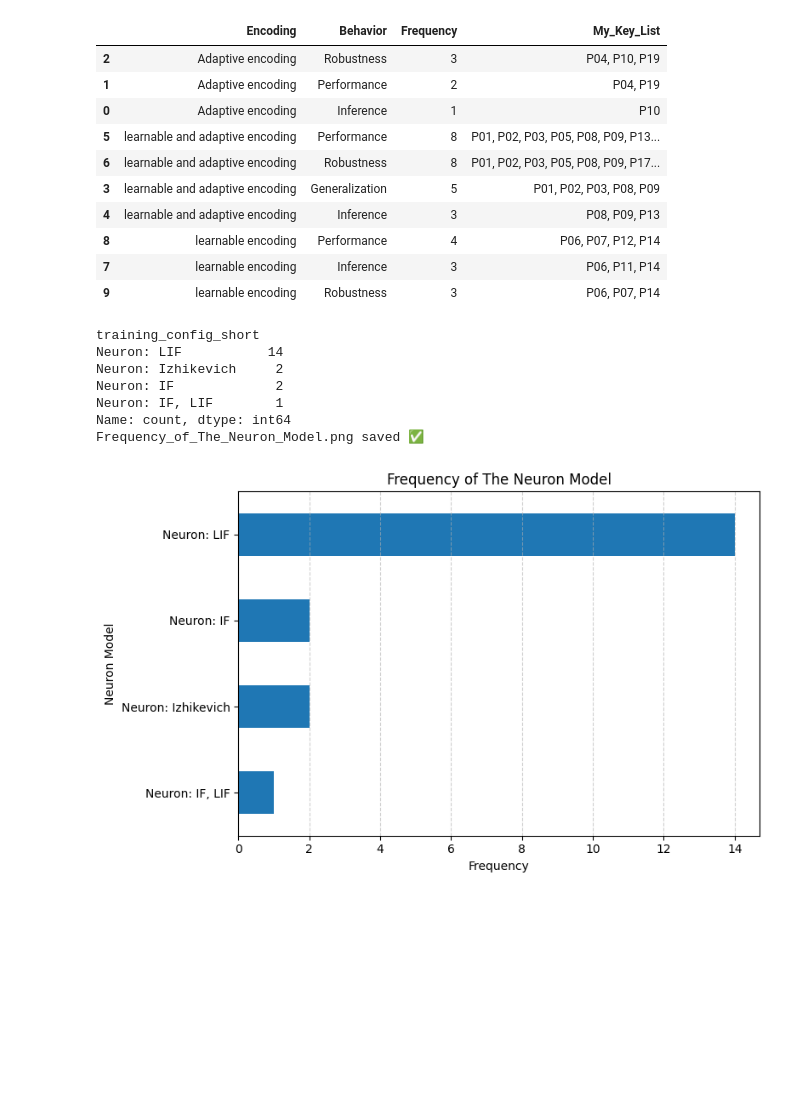
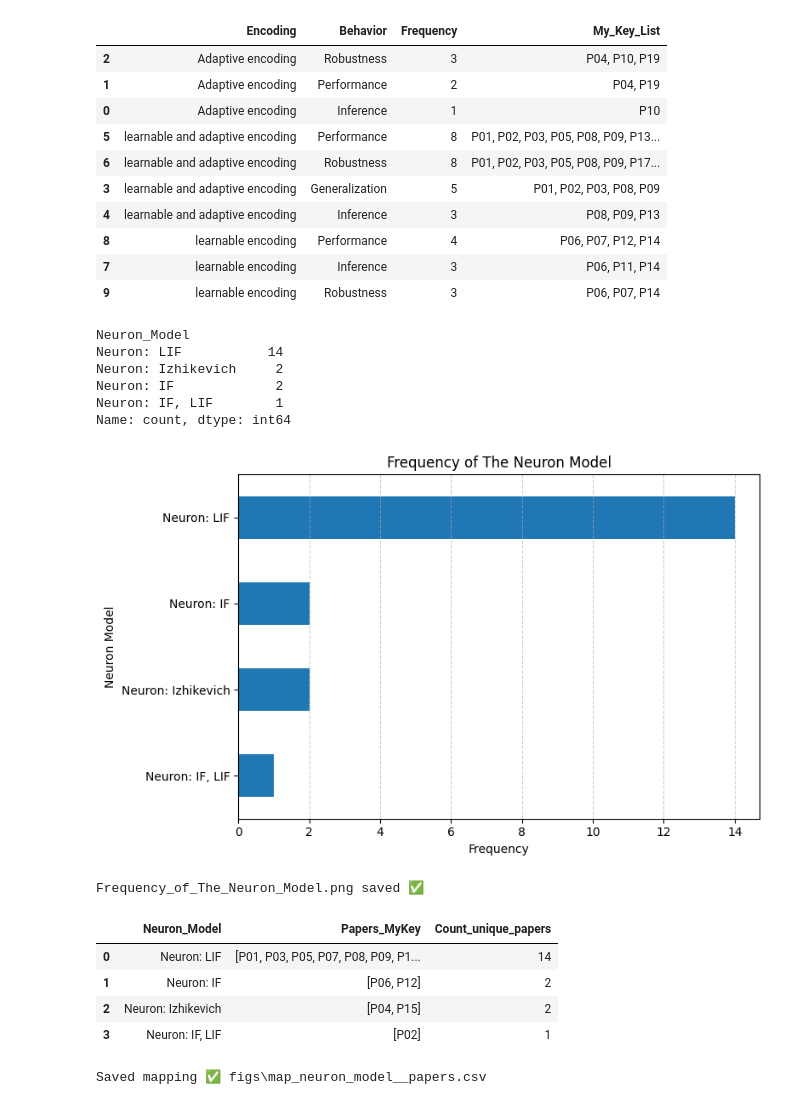
Before and after one commit to ZohoorAlmalkiUQU/SLR_Analysis_of_Results, a Jupyter notebook: SLR_DataExtraction.ipynb, the cells around one changed output. Cells and saved outputs as stored; diff of their text form; code cells hidden in the pictures; blank space fills up the shorter version.

```diff
--- a/SLR_DataExtraction.ipynb
+++ b/SLR_DataExtraction.ipynb
@@ -1268,64 +1234,104 @@ figs/encoding_model_behavior.tex saved ✅
 | 9 | learnable encoding | Robustness | 3 | P06, P07, P14 |
 # %%
 import pandas as pd
+import matplotlib.pyplot as plt
+import matplotlib.ticker as mticker
+import os
 
+key_col = "My_Key"
 col = "training_config_short"
 
-values = (
-    df[col]
-    .dropna()
-    .astype("string")
-)
+# =========================
+# 1) Prepare values
+# =========================
+tmp = df[[key_col, col]].copy()
+tmp[key_col] = tmp[key_col].astype("string")
+tmp[col] = tmp[col].astype("string")
 
-# أخذ السطر الأول فقط
-first_lines = (
-    values
+# take FIRST line only (neuron model)
+tmp["Neuron_Model"] = (
+    tmp[col]
     .str.split("\n")
     .str[0]
     .str.strip()
 )
 
-# إزالة الفارغ و NA النصية
-first_lines = first_lines.dropna()
-first_lines = first_lines[first_lines != ""]
+# remove blanks + textual NA
+bad = {"<na>", "na", "nan", "none", "null", ""}
+tmp = tmp.dropna(subset=[key_col, "Neuron_Model"])
+tmp = tmp[tmp["Neuron_Model"] != ""]
+tmp = tmp[~tmp["Neuron_Model"].str.lower().isin(bad)]
 
-bad = {"<na>", "na", "nan", "none", "null"}
-first_lines = first_lines[~first_lines.str.lower().isin(bad)]
+# prevent inflated counts: one paper once per neuron model
+tmp = tmp.drop_duplicates(subset=[key_col, "Neuron_Model"])
 
-# حساب التكرار
-freq_training_config = first_lines.value_counts()
+# =========================
+# 2) Frequency (same as yours)
+# =========================
+freq_training_config = tmp["Neuron_Model"].value_counts()
 
 print(freq_training_config)
-import matplotlib.pyplot as plt
-import matplotlib.ticker as mticker
 
 plt.figure(figsize=(8, 5))
 ax = freq_training_config.sort_values().plot(kind="barh")
 
 plt.xlabel("Frequency")
 plt.ylabel("Neuron Model")
 plt.title("Frequency of The Neuron Model")
 
 ax.xaxis.set_major_locator(mticker.MaxNLocator(integer=True))
 ax.xaxis.grid(True, linestyle="--", alpha=0.6)
 
 plt.tight_layout()
 plt.savefig(
     os.path.join(fig_dir, "Frequency_of_The_Neuron_Model.png"),
     dpi=300,
     bbox_inches="tight"
 )
-print('Frequency_of_The_Neuron_Model.png saved ✅')
 plt.show()
+
+print("Frequency_of_The_Neuron_Model.png saved ✅")
+
+# =========================
+# 3) Mapping: Neuron Model → My_Key papers
+# =========================
+model_to_papers = (
+    tmp.groupby("Neuron_Model")[key_col]
+       .apply(lambda s: sorted(set(s.dropna().astype(str))))
+)
+
+model_map_df = model_to_papers.reset_index(name="Papers_MyKey")
+model_map_df["Count_unique_papers"] = model_map_df["Papers_MyKey"].apply(len)
+
+model_map_df = model_map_df.sort_values(
+    ["Count_unique_papers", "Neuron_Model"],
+    ascending=[False, True]
+).reset_index(drop=True)
+
+display(model_map_df)
+
+# Optional: save mapping
+out_map = os.path.join(fig_dir, "map_neuron_model__papers.csv")
+model_map_df.to_csv(out_map, index=False)
+print("Saved mapping ✅", out_map)
+
+# Optional: dict form
+model_to_papers_dict = model_to_papers.to_dict()
 # %% [output]
-training_config_short
+Neuron_Model
 Neuron: LIF           14
 Neuron: Izhikevich     2
 Neuron: IF             2
 Neuron: IF, LIF        1
 Name: count, dtype: int64
-Frequency_of_The_Neuron_Model.png saved ✅
 [figure]
+Frequency_of_The_Neuron_Model.png saved ✅
+|  | Neuron_Model | Papers_MyKey | Count_unique_papers |
+| 0 | Neuron: LIF | [P01, P03, P05, P07, P08, P09, P1... | 14 |
+| 1 | Neuron: IF | [P06, P12] | 2 |
+| 2 | Neuron: Izhikevich | [P04, P15] | 2 |
+| 3 | Neuron: IF, LIF | [P02] | 1 |
+Saved mapping ✅ figs\map_neuron_model__papers.csv
 # %%
 import pandas as pd
 
```
Also changed, not shown: parts of 10 cells of this notebook, 34 other files.
